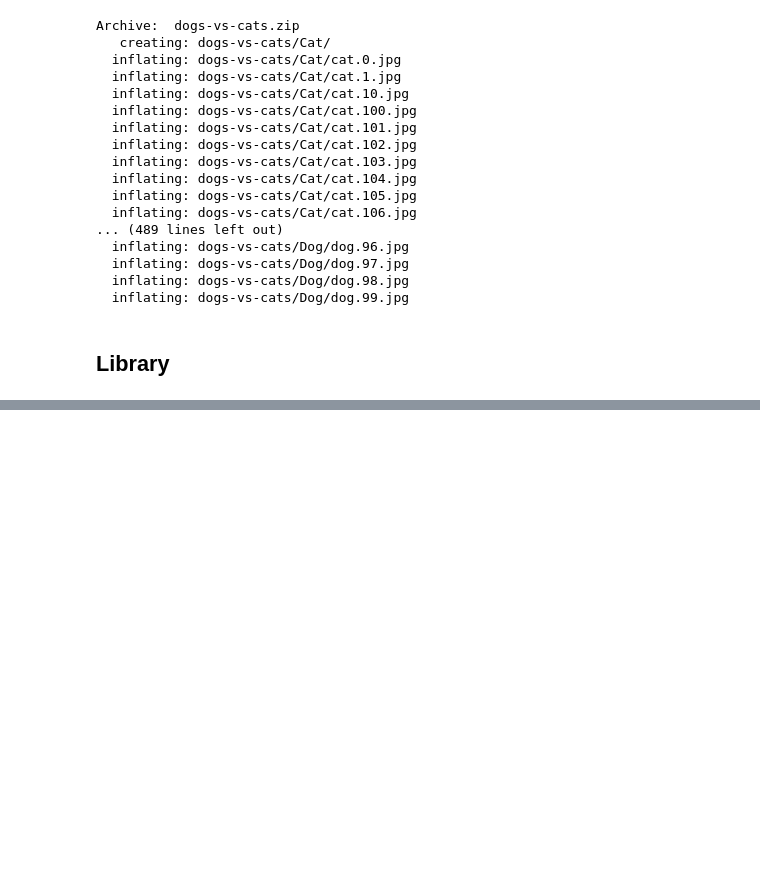
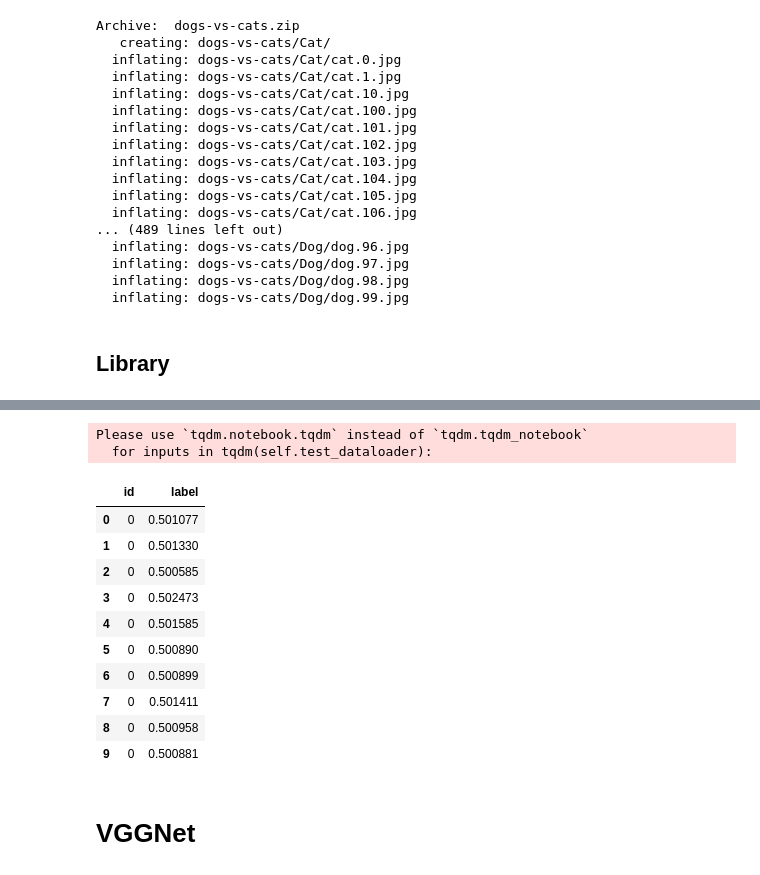
Before and after one commit to goodyoung/myMLstudy, a Jupyter notebook: PyTorch/DL Implement/pipeline.ipynb, the cells around one changed output, grey strips where cells are left out. Cells and saved outputs as stored; diff of their text form; code cells hidden in the pictures; blank space fills up the shorter version.

```diff
--- a/PyTorch/DL Implement/pipeline.ipynb
+++ b/PyTorch/DL Implement/pipeline.ipynb
@@ -300,0 +305,5 @@ Please use `tqdm.notebook.tqdm` instead of `tqdm.tqdm_notebook`
+# %%
+alex_trainer = Trainer(model_name = "AlexNet",size=227)
+alex_trainer.setup()
+# %%
+alex_trainer.train()
@@ -300,0 +335,18 @@ Please use `tqdm.notebook.tqdm` instead of `tqdm.tqdm_notebook`
+# %%
+alex_trainer.test()
+# %% [output]
+Please use `tqdm.notebook.tqdm` instead of `tqdm.tqdm_notebook`
+  for inputs in tqdm(self.test_dataloader):
+|  | id | label |
+| 0 | 0 | 0.501077 |
+| 1 | 0 | 0.501330 |
+| 2 | 0 | 0.500585 |
+| 3 | 0 | 0.502473 |
+| 4 | 0 | 0.501585 |
+| 5 | 0 | 0.500890 |
+| 6 | 0 | 0.500899 |
+| 7 | 0 | 0.501411 |
+| 8 | 0 | 0.500958 |
+| 9 | 0 | 0.500881 |
+# %% [markdown]
+# VGGNet
```
Also changed, not shown: parts of 10 cells of this notebook.
